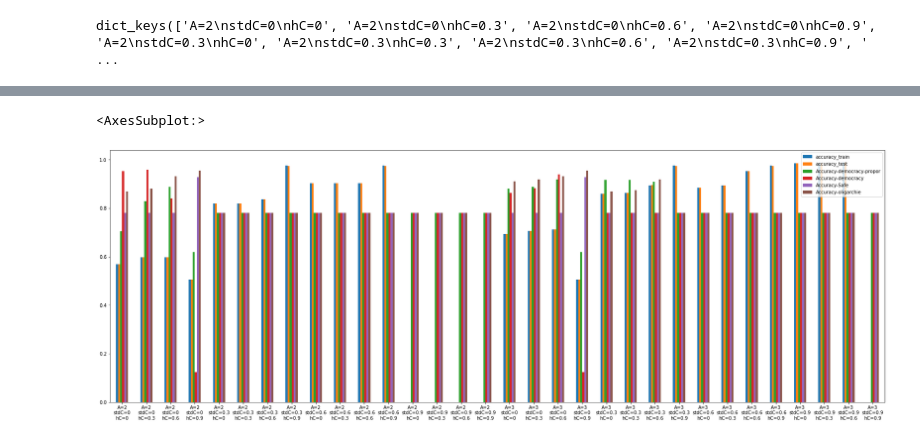
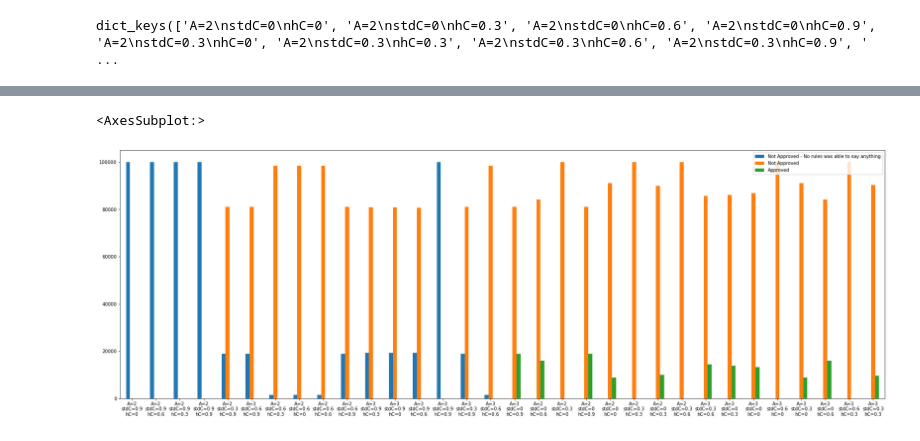
Before and after one commit to Fukoros/Stage, a Jupyter notebook: TransformDataCross.ipynb, the cells around one changed output, grey strips where cells are left out. Cells and saved outputs as stored; diff of their text form; code cells hidden in the pictures.

```diff
--- a/TransformDataCross.ipynb
+++ b/TransformDataCross.ipynb
@@ -643,2 +632,0 @@ rules_to_predict = new_dfs['A=3\nstdC=0\nhC=0'][new_dfs['A=3\nstdC=0\nhC=0'][["c
-# %%
-rules_to_predict = new_dfs['A=3\nstdC=0\nhC=0']
@@ -758,9 +730,9 @@ def oligarchie(X, rules_to_predict):
         cpt += 1
     return "Not Approved - No rules was able to say anything"
 # %%
-%%time
+# %%time
 
-final_prediction = df.apply(prepareVote, axis=1, rules_to_predict=rules_to_predict, safe)
+# final_prediction = []
 # for j in range(len(df)):
 #     example = df.iloc[j]
 #     prediction = []
@@ -777,6 +749,6 @@ final_prediction = df.apply(prepareVote, axis=1, rules_to_predict=rules_to_predi
 #             else :
 #                 prediction.append("I can't say anything")
 #     predicts = pd.Series(prediction).value_counts()
-#     final_prediction.append(safe(predicts))
+#     final_prediction.append(democracy(predicts))
 
-pd.Series(final_prediction).value_counts()
+# pd.Series(final_prediction).value_counts()
@@ -788,5 +754,0 @@ dtype: int64
-# %%
-%%time
-
-final_prediction = df.apply(prepareVote, axis=1, vote=safe)
-pd.Series(final_prediction).value_counts()
@@ -798,23 +754,0 @@ dtype: int64
-# %%
-%%time
-
-final_prediction = []
-for j in range(len(df)):
-    example = df.iloc[j]
-    prediction = []
-    for rule in rules_to_predict.values:
-        truth = rule[1].predicate == "Approval-True"
-        if truth:
-            if sum([example[i.predicate] for i in rule[0]]) == len(rule[0]):
-                prediction.append("True")
-            else:
-                prediction.append("I can't say anything")
-        else :
-            if sum([example[i.predicate] for i in rule[0]]) == 0:
-                prediction.append("False")
-            else :
-                prediction.append("I can't say anything")
-    predicts = pd.Series(prediction).value_counts()
-    final_prediction.append(democracy(predicts))
-
-pd.Series(final_prediction).value_counts()
@@ -1239,8 +1149,8 @@ accuracy_prediction = pd.DataFrame.from_dict(accuracy_prediction, orient="index"
 # %%
 fig, _axs = plt.subplots(nrows=1, ncols=1, figsize=(30,10))
 
-to_print = to_print.merge(accuracy_prediction, left_index=True, right_index=True)
-to_print.plot(kind="bar", ax=_axs, rot=0)
+to_print_count = pd.DataFrame.from_dict(prediction_per_rules_count, orient="index")
+to_print_count.sort_index().plot(kind="bar", ax=_axs, rot=0)
 # %% [output]
 <AxesSubplot:>
-[figure, old version]
+[figure, new version]
```
Also changed, not shown: parts of 33 cells of this notebook, 6 other files.
